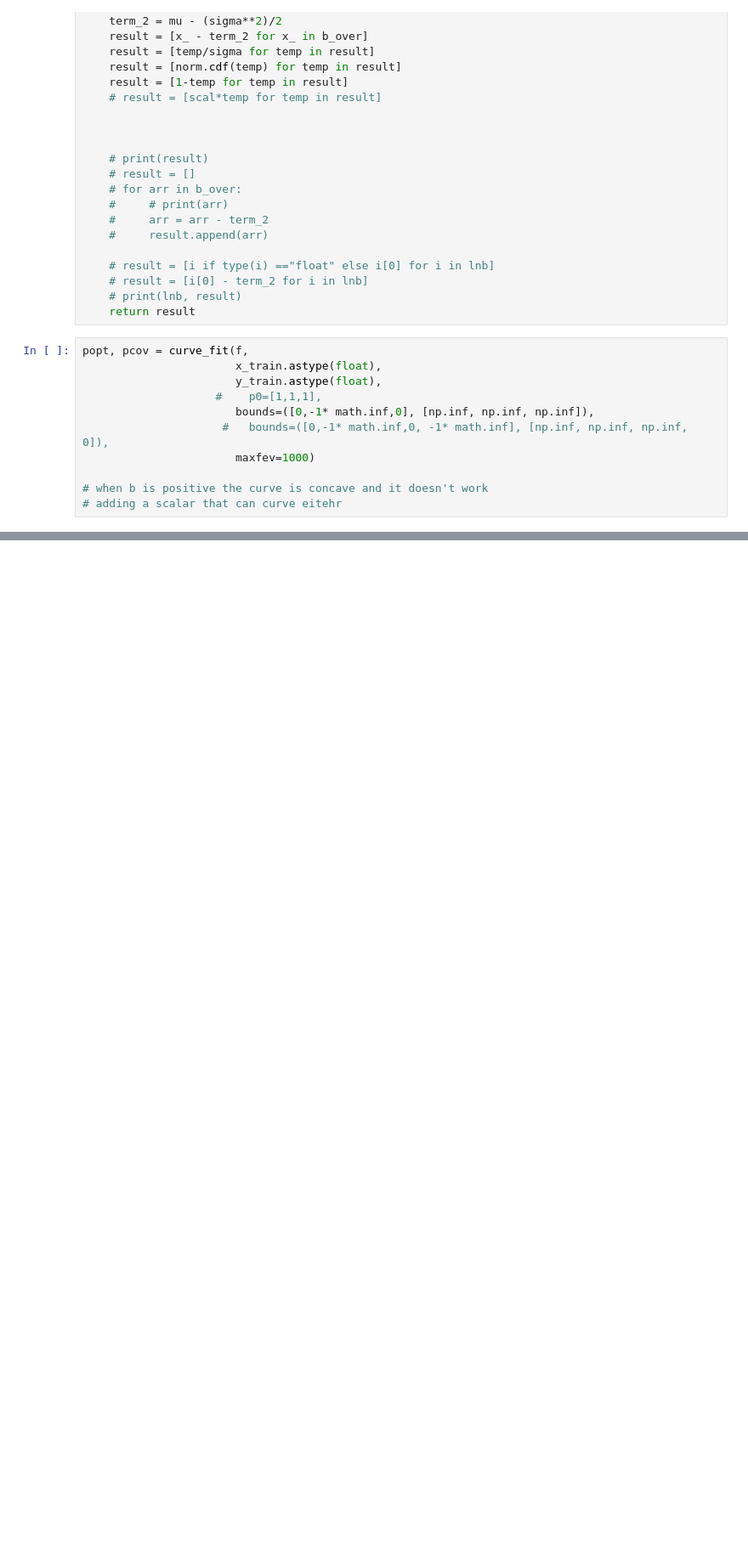
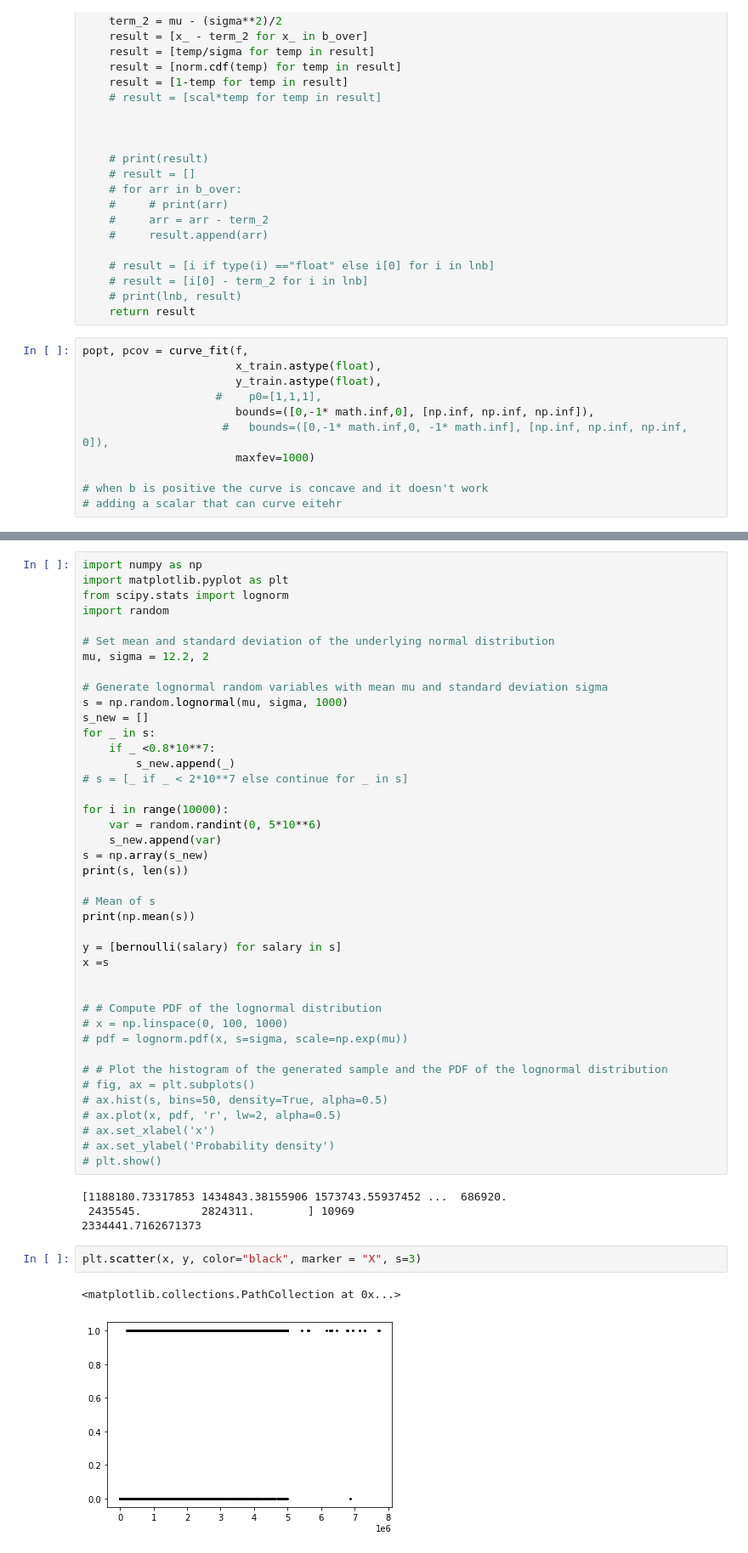
Before and after one commit to TanyaradzwaGozhora/Analyzing-Default-Probabilities, a Jupyter notebook: improved.ipynb, the cells around one changed output, grey strips where cells are left out. Shown: that part at 85% size. Cells and saved outputs as stored; diff of their text form; blank space fills up the shorter version.

```diff
--- a/improved.ipynb
+++ b/improved.ipynb
@@ -175,0 +237,50 @@ plt.show()
+# %%
+import numpy as np
+import matplotlib.pyplot as plt
+from scipy.stats import lognorm
+import random
+
+# Set mean and standard deviation of the underlying normal distribution
+mu, sigma = 12.2, 2
+
+# Generate lognormal random variables with mean mu and standard deviation sigma
+s = np.random.lognormal(mu, sigma, 1000)
+s_new = []
+for _ in s:
+    if _ <0.8*10**7:
+        s_new.append(_)
+# s = [_ if _ < 2*10**7 else continue for _ in s]
+
+for i in range(10000):
+    var = random.randint(0, 5*10**6)
+    s_new.append(var)
+s = np.array(s_new)
+print(s, len(s))
+
+# Mean of s
+print(np.mean(s))
+
+y = [bernoulli(salary) for salary in s]
+x =s
+
+
+# # Compute PDF of the lognormal distribution
+# x = np.linspace(0, 100, 1000)
+# pdf = lognorm.pdf(x, s=sigma, scale=np.exp(mu))
+
+# # Plot the histogram of the generated sample and the PDF of the lognormal distribution
+# fig, ax = plt.subplots()
+# ax.hist(s, bins=50, density=True, alpha=0.5)
+# ax.plot(x, pdf, 'r', lw=2, alpha=0.5)
+# ax.set_xlabel('x')
+# ax.set_ylabel('Probability density')
+# plt.show()
+# %% [output]
+[1188180.73317853 1434843.38155906 1573743.55937452 ...  686920.
+ 2435545.         2824311.        ] 10969
+2334441.7162671373
+# %%
+plt.scatter(x, y, color="black", marker = "X", s=3)
+# %% [output]
+<matplotlib.collections.PathCollection at 0x...>
+[figure, added]
```
Also changed, not shown: parts of 13 cells of this notebook, 12 other files.
